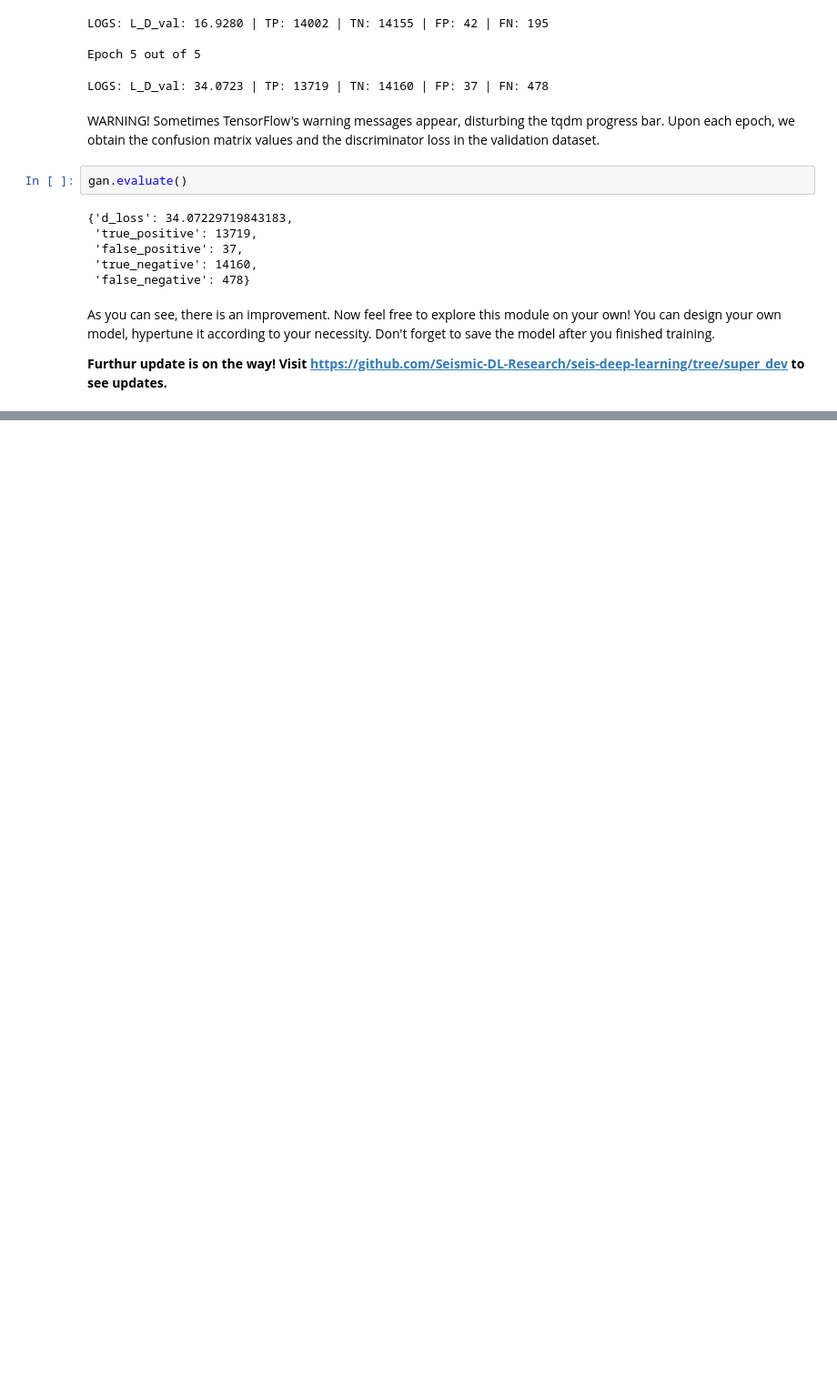
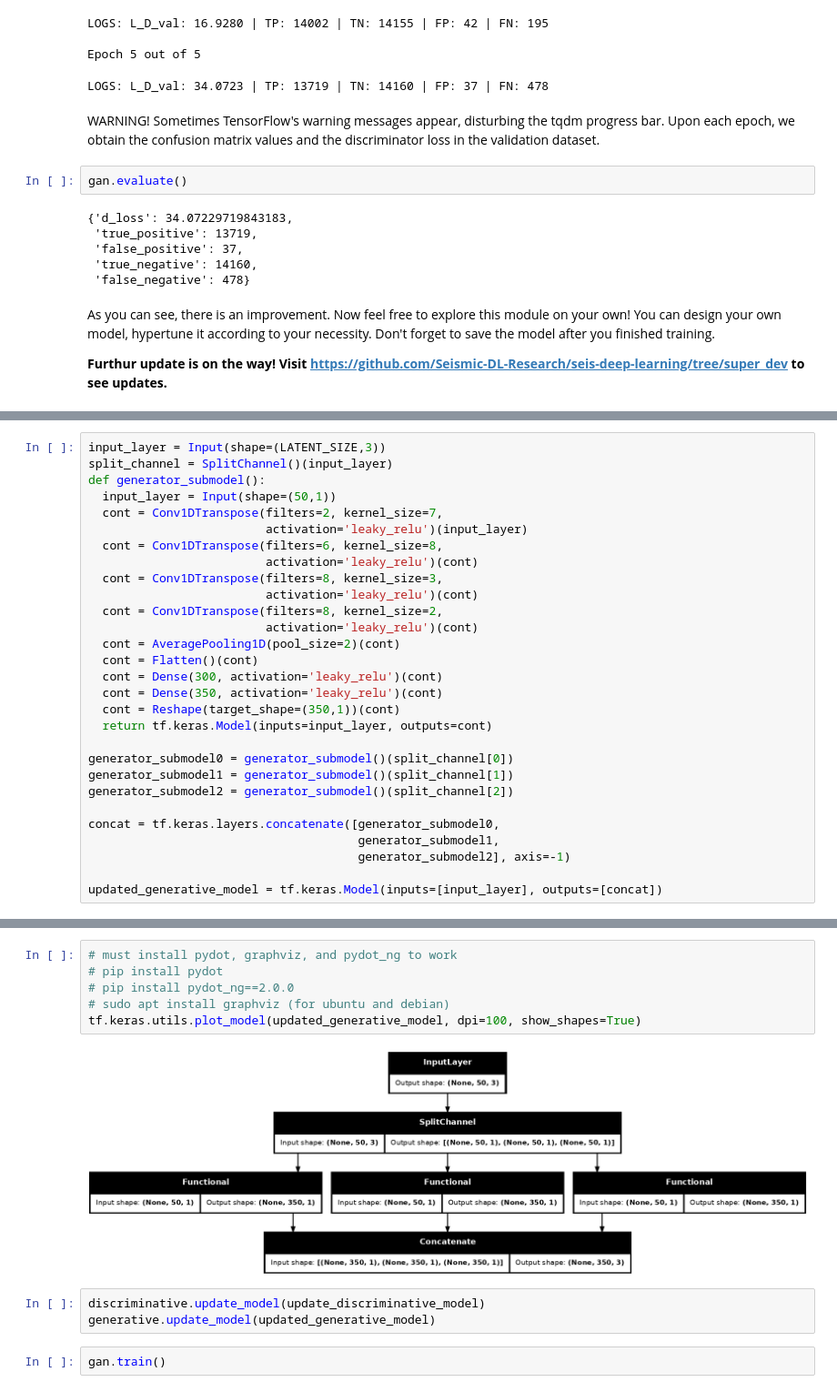
Before and after one commit to Seismic-DL-Research/seis-deep-learning, a Jupyter notebook: GTM_Tutorial.ipynb, the cells around one changed output, grey strips where cells are left out. Shown at 91% size. Cells and saved outputs as stored; diff of their text form; blank space fills up the shorter version.

```diff
--- a/GTM_Tutorial.ipynb
+++ b/GTM_Tutorial.ipynb
@@ -291,0 +388,29 @@ As you can see, there is an improvement. Now feel free to explore this module on
+# %%
+input_layer = Input(shape=(LATENT_SIZE,3))
+split_channel = SplitChannel()(input_layer)
+def generator_submodel():
+  input_layer = Input(shape=(50,1))
+  cont = Conv1DTranspose(filters=2, kernel_size=7,
+                         activation='leaky_relu')(input_layer)
+  cont = Conv1DTranspose(filters=6, kernel_size=8,
+                         activation='leaky_relu')(cont)
+  cont = Conv1DTranspose(filters=8, kernel_size=3,
+                         activation='leaky_relu')(cont)
+  cont = Conv1DTranspose(filters=8, kernel_size=2,
+                         activation='leaky_relu')(cont)
+  cont = AveragePooling1D(pool_size=2)(cont)
+  cont = Flatten()(cont)
+  cont = Dense(300, activation='leaky_relu')(cont)
+  cont = Dense(350, activation='leaky_relu')(cont)
+  cont = Reshape(target_shape=(350,1))(cont)
+  return tf.keras.Model(inputs=input_layer, outputs=cont)
+
+generator_submodel0 = generator_submodel()(split_channel[0])
+generator_submodel1 = generator_submodel()(split_channel[1])
+generator_submodel2 = generator_submodel()(split_channel[2])
+
+concat = tf.keras.layers.concatenate([generator_submodel0,
+                                      generator_submodel1,
+                                      generator_submodel2], axis=-1)
+
+updated_generative_model = tf.keras.Model(inputs=[input_layer], outputs=[concat])
@@ -291,0 +425,13 @@ As you can see, there is an improvement. Now feel free to explore this module on
+# %%
+# must install pydot, graphviz, and pydot_ng to work
+# pip install pydot
+# pip install pydot_ng==2.0.0
+# sudo apt install graphviz (for ubuntu and debian)
+tf.keras.utils.plot_model(updated_generative_model, dpi=100, show_shapes=True)
+# %% [output]
+[figure, added]
+# %%
+discriminative.update_model(update_discriminative_model)
+generative.update_model(updated_generative_model)
+# %%
+gan.train()
```
Also changed, not shown: parts of 8 cells of this notebook, 3 other files.
